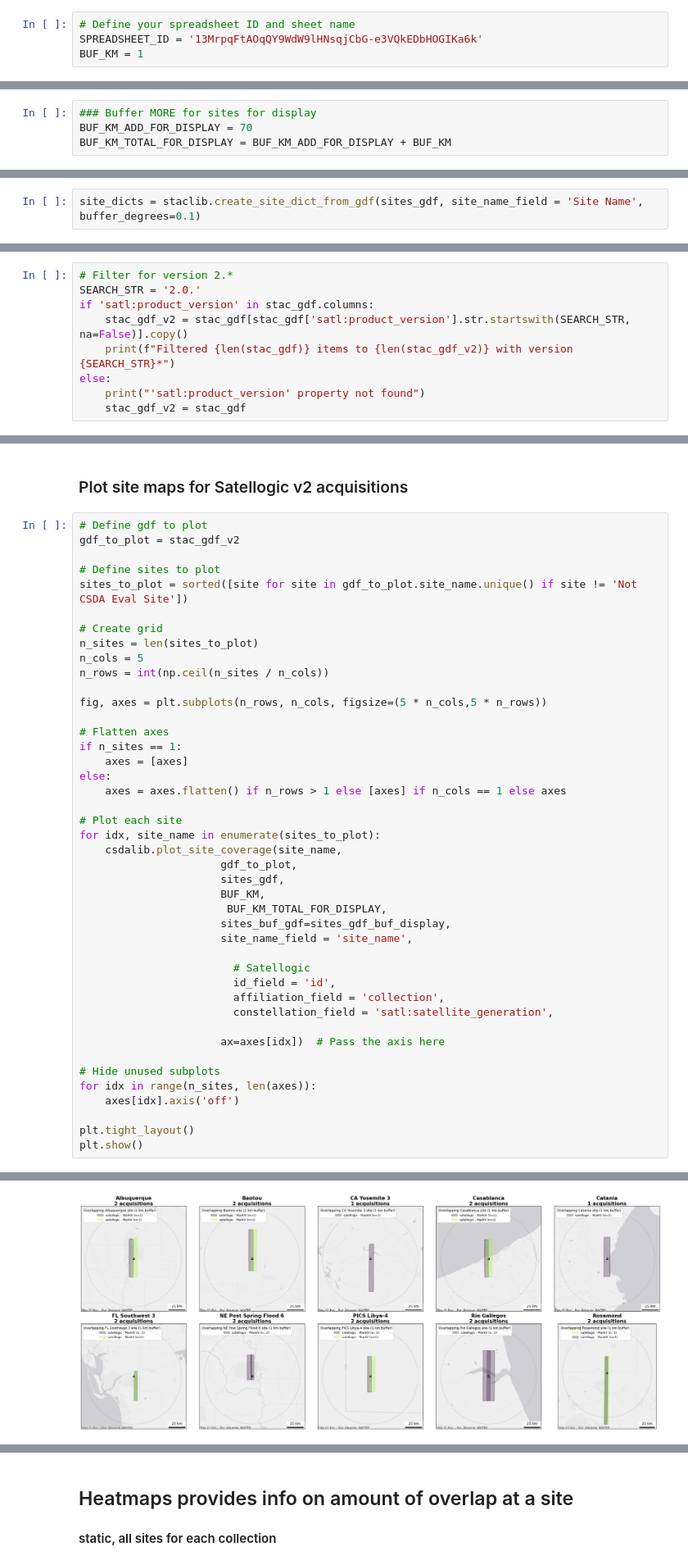
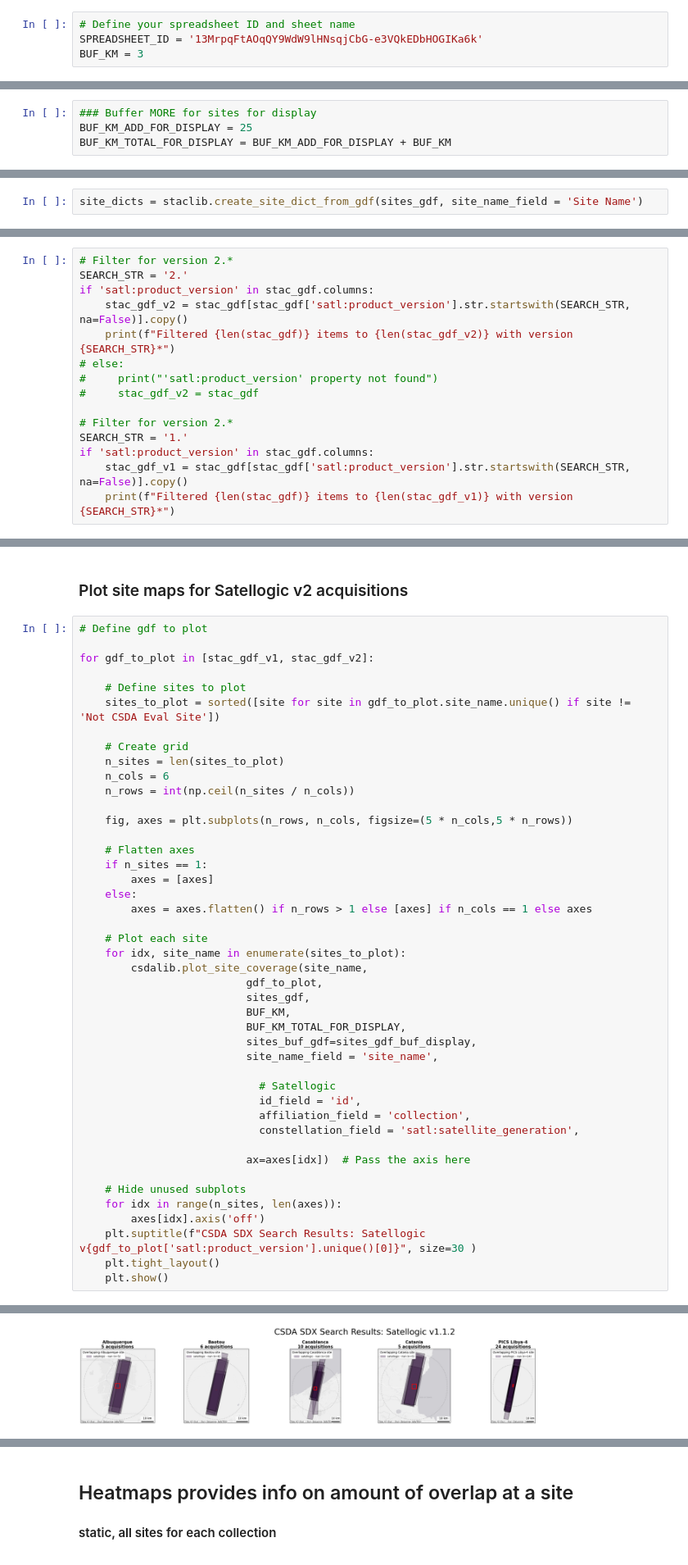
Before and after one commit to pahbs/csda_summaries, a Jupyter notebook: notebooks/csda_stac_search_satellogic.ipynb, the cells around one changed output, grey strips where cells are left out. Shown at 82% size. Drawn from its saved outputs; the diff is of its cells as text.

```diff
--- a/notebooks/csda_stac_search_satellogic.ipynb
+++ b/notebooks/csda_stac_search_satellogic.ipynb
@@ -49,4 +44,4 @@ In a future release, GeoPandas will switch to using Shapely by default. If you a
 # %%
 # Define your spreadsheet ID and sheet name
 SPREADSHEET_ID = '13MrpqFtAOqQY9WdW9lHNsqjCbG-e3VQkEDbHOGIKa6k'
-BUF_KM = 1
+BUF_KM = 3
@@ -92,6 +101,6 @@ Warning: Skipping empty geometry at index 12
 # %%
 ### Buffer MORE for sites for display
-BUF_KM_ADD_FOR_DISPLAY = 70
+BUF_KM_ADD_FOR_DISPLAY = 25
 BUF_KM_TOTAL_FOR_DISPLAY = BUF_KM_ADD_FOR_DISPLAY + BUF_KM
 # %%
 sites_gdf_buf = sites_gdf.to_crs(3857).buffer(BUF_KM_ADD_FOR_DISPLAY * 1000) # add arbitrary buffer to evaluation sites for map display
@@ -194,4 +209,4 @@ print("\n✓ Saved to stac_collections.md")
 # %% [markdown]
 ### Create site dicts for all sites
 # %%
-site_dicts = staclib.create_site_dict_from_gdf(sites_gdf, site_name_field = 'Site Name', buffer_degrees=0.1)
+site_dicts = staclib.create_site_dict_from_gdf(sites_gdf, site_name_field = 'Site Name')
@@ -347,10 +400,16 @@ array(['2.0.1', '1.1.2', '0.3.0', '2.0.0', '0.1.0'], dtype=object)
 # %%
 # Filter for version 2.*
-SEARCH_STR = '2.0.'
+SEARCH_STR = '2.'
 if 'satl:product_version' in stac_gdf.columns:
     stac_gdf_v2 = stac_gdf[stac_gdf['satl:product_version'].str.startswith(SEARCH_STR, na=False)].copy()
     print(f"Filtered {len(stac_gdf)} items to {len(stac_gdf_v2)} with version {SEARCH_STR}*")
-else:
-    print("'satl:product_version' property not found")
-    stac_gdf_v2 = stac_gdf
+# else:
+#     print("'satl:product_version' property not found")
+#     stac_gdf_v2 = stac_gdf
+
+# Filter for version 2.*
+SEARCH_STR = '1.'
+if 'satl:product_version' in stac_gdf.columns:
+    stac_gdf_v1 = stac_gdf[stac_gdf['satl:product_version'].str.startswith(SEARCH_STR, na=False)].copy()
+    print(f"Filtered {len(stac_gdf)} items to {len(stac_gdf_v1)} with version {SEARCH_STR}*")
 # %% [output]
@@ -384,45 +460,46 @@ plt.show()
 ### Plot site maps for Satellogic v2 acquisitions
 # %%
 # Define gdf to plot
-gdf_to_plot = stac_gdf_v2
 
-# Define sites to plot
-sites_to_plot = sorted([site for site in gdf_to_plot.site_name.unique() if site != 'Not CSDA Eval Site'])
+for gdf_to_plot in [stac_gdf_v1, stac_gdf_v2]:
 
-# Create grid
-n_sites = len(sites_to_plot)
-n_cols = 5
-n_rows = int(np.ceil(n_sites / n_cols))
+    # Define sites to plot
+    sites_to_plot = sorted([site for site in gdf_to_plot.site_name.unique() if site != 'Not CSDA Eval Site'])
 
-fig, axes = plt.subplots(n_rows, n_cols, figsize=(5 * n_cols,5 * n_rows))
+    # Create grid
+    n_sites = len(sites_to_plot)
+    n_cols = 6
+    n_rows = int(np.ceil(n_sites / n_cols))
 
-# Flatten axes
-if n_sites == 1:
-    axes = [axes]
-else:
-    axes = axes.flatten() if n_rows > 1 else [axes] if n_cols == 1 else axes
+    fig, axes = plt.subplots(n_rows, n_cols, figsize=(5 * n_cols,5 * n_rows))
 
-# Plot each site
-for idx, site_name in enumerate(sites_to_plot):
-    csdalib.plot_site_coverage(site_name,
-                      gdf_to_plot,
-                      sites_gdf,
-                      BUF_KM,
-                       BUF_KM_TOTAL_FOR_DISPLAY,
-                      sites_buf_gdf=sites_gdf_buf_display,
-                      site_name_field = 'site_name',
+    # Flatten axes
+    if n_sites == 1:
+        axes = [axes]
+    else:
+        axes = axes.flatten() if n_rows > 1 else [axes] if n_cols == 1 else axes
 
-                        # Satellogic
-                        id_field = 'id',
-                        affiliation_field = 'collection',
-                        constellation_field = 'satl:satellite_generation',
+    # Plot each site
+    for idx, site_name in enumerate(sites_to_plot):
+        csdalib.plot_site_coverage(site_name,
+                          gdf_to_plot,
+                          sites_gdf,
+                          BUF_KM,
+                          BUF_KM_TOTAL_FOR_DISPLAY,
+                          sites_buf_gdf=sites_gdf_buf_display,
+                          site_name_field = 'site_name',
 
-                      ax=axes[idx])  # Pass the axis here
+                            # Satellogic
+                            id_field = 'id',
+                            affiliation_field = 'collection',
+                            constellation_field = 'satl:satellite_generation',
 
-# Hide unused subplots
-for idx in range(n_sites, len(axes)):
-    axes[idx].axis('off')
+                          ax=axes[idx])  # Pass the axis here
 
-plt.tight_layout()
-plt.show()
+    # Hide unused subplots
+    for idx in range(n_sites, len(axes)):
+        axes[idx].axis('off')
+    plt.suptitle(f"CSDA SDX Search Results: Satellogic v{gdf_to_plot['satl:product_version'].unique()[0]}", size=30 )
+    plt.tight_layout()
+    plt.show()
 # %% [output]
@@ -449 +506 @@ Found 0 additional acquisitions in buffer zone
-[figure, old version]
+[figure, new version]
```
Also changed, not shown: parts of 25 cells of this notebook, 5 other files.
